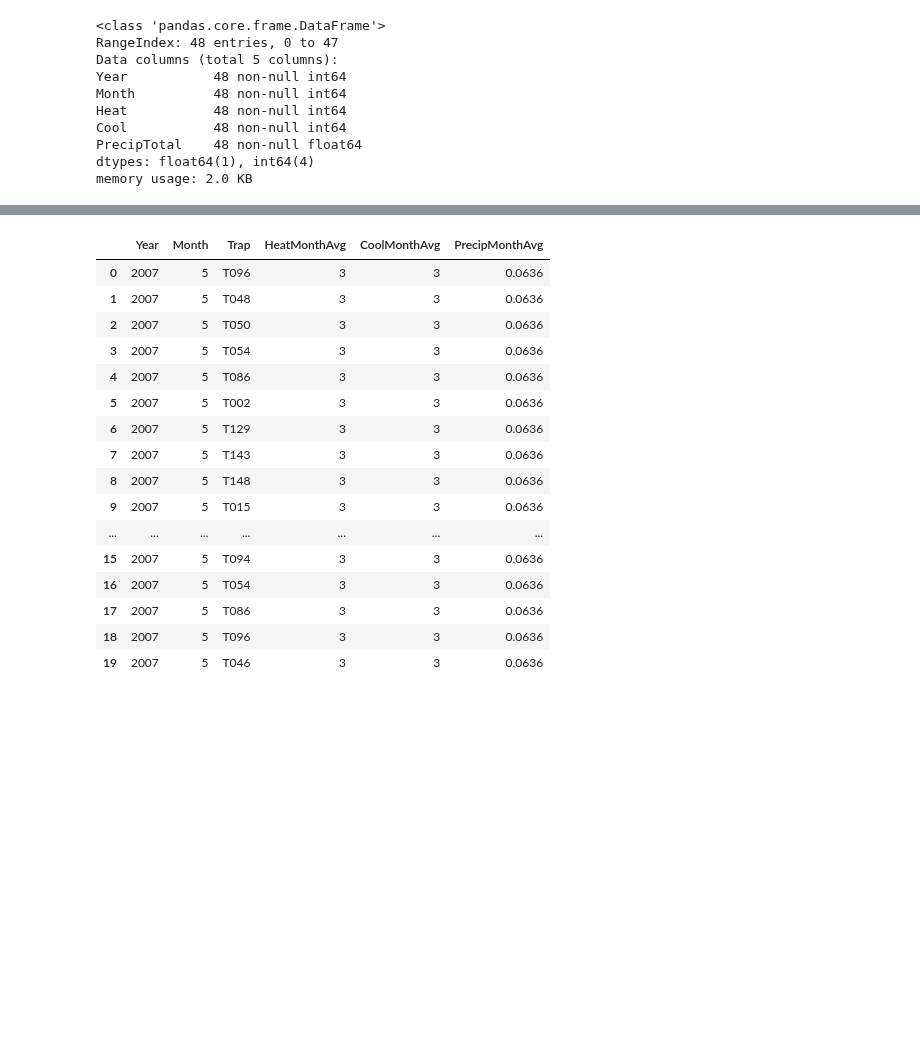
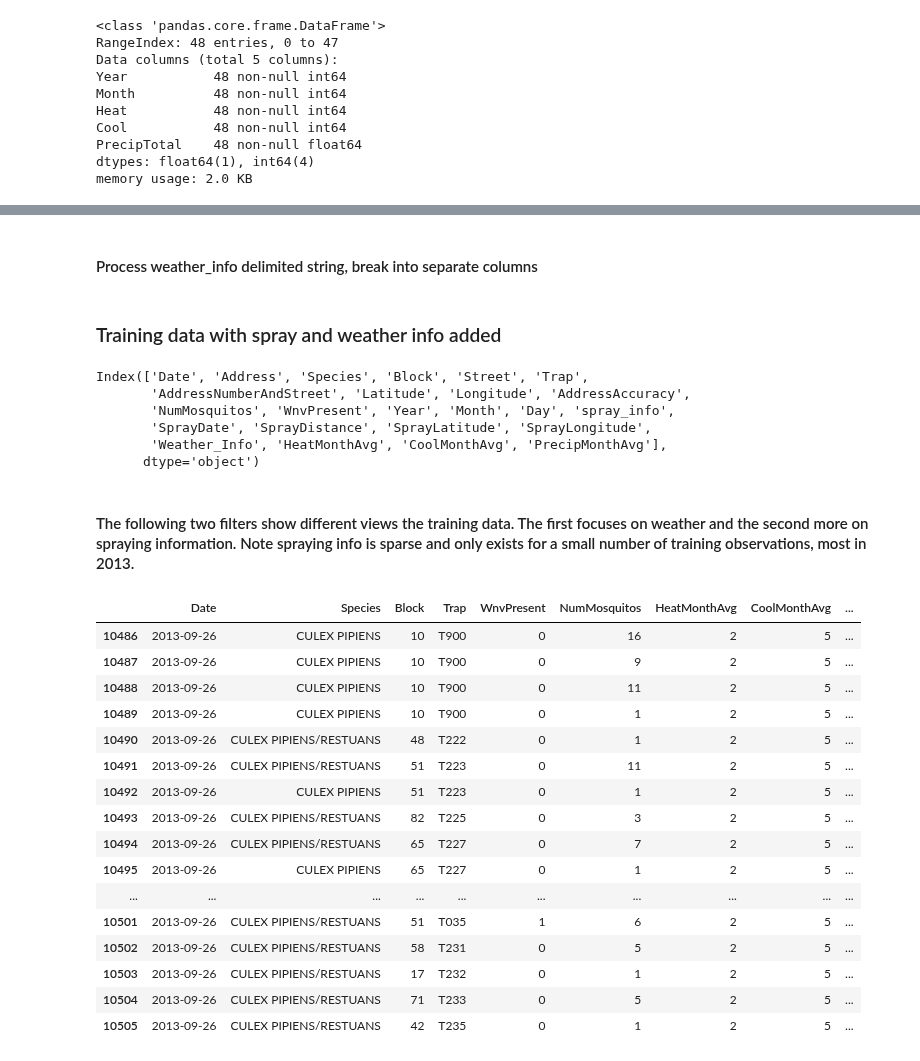
Before and after one commit to reef87/Predicting-West-Nile-Virus-Outbreaks-in-Chicago, a Jupyter notebook: code/project4-k.ipynb, the cells around one changed output, grey strips where cells are left out. Saved outputs shown, nothing was run; the diff lists cells and outputs as text; code cells hidden in the pictures; blank space fills up the shorter version.

Commit message:
Added weather info to training for all observations. Continue to clean and comment

```diff
--- a/code/project4-k.ipynb
+++ b/code/project4-k.ipynb
@@ -471,10 +452,9 @@ df_weather2['Day'] = df_weather2['Date'].apply(lambda x: x.day)
 # %%
 df_weather3 = pd.DataFrame(df_weather2.groupby(['Year', 'Month']).agg({'Heat': 'mean', 'Cool': 'mean', 'PrecipTotal': 'mean'})).reset_index()
 print(df_weather3.shape)
-df_weather3['Heat'] = round(df_weather3['Heat'])
-df_weather3['Cool'] = round(df_weather3['Cool'])
-df_weather3['Heat'] = df_weather3['Heat'].astype('int')
-df_weather3['Cool'] = df_weather3['Cool'].astype('int')
-df_weather3.sort_values(['PrecipTotal'], ascending=False)
+
+# convert back to integers
+df_weather3['Heat'] = round(df_weather3['Heat']).astype('int')
+df_weather3['Cool'] = round(df_weather3['Cool']).astype('int')
 # %% [output]
 (48, 5)
@@ -558,10 +493,10 @@ df_weather3.sort_values('Heat', ascending=False).head()
 The three values in the delimited string will ultimately need to be in separate columns**
 # %%
 def add_weather_data(row):
-    df3 = df_weather3[(df_weather3['Year'] == row['Year']) & (df_weather3['Month'] == row['Month'])]
-    precip = str(round(df3['PrecipTotal'].values[0], 4))
-    heat = str(df3['Heat'].values[0])
-    cool = str(df3['Cool'].values[0])
+    df = df_weather3[(df_weather3['Year'] == row['Year']) & (df_weather3['Month'] == row['Month'])]
+    precip = str(round(df['PrecipTotal'].values[0], 4))
+    heat = str(df['Heat'].values[0])
+    cool = str(df['Cool'].values[0])
     return '|'.join([heat, cool, precip])
 # %%
-df_train['Weather_Info'] = df_train.apply(lambda x: add_weather_data(x), axis=1 )
+train['Weather_Info'] = train.apply(lambda x: add_weather_data(x), axis=1 )
@@ -588 +519,3 @@ df_train[['Year', 'Month', 'Trap','Weather_Info']].head(20)
+# %% [markdown]
+#### Process weather_info delimited string, break into separate columns
 # %%
@@ -602,23 +534,39 @@ df_train['HeatMonthAvg'] = df_train['Weather_Info'].apply(get_heat)
 # %%
-df_train['CoolMonthAvg'] = df_train['Weather_Info'].apply(get_cool)
-df_train['PrecipMonthAvg'] = df_train['Weather_Info'].apply(get_precip)
+train['HeatMonthAvg'] = train['Weather_Info'].apply(get_heat)
+train['CoolMonthAvg'] = train['Weather_Info'].apply(get_cool)
+train['PrecipMonthAvg'] = train['Weather_Info'].apply(get_precip)
+# %% [markdown]
+### Training data with spray and weather info added
+# %%
+train.columns
+# %% [output]
+Index(['Date', 'Address', 'Species', 'Block', 'Street', 'Trap',
+       'AddressNumberAndStreet', 'Latitude', 'Longitude', 'AddressAccuracy',
+       'NumMosquitos', 'WnvPresent', 'Year', 'Month', 'Day', 'spray_info',
+       'SprayDate', 'SprayDistance', 'SprayLatitude', 'SprayLongitude',
+       'Weather_Info', 'HeatMonthAvg', 'CoolMonthAvg', 'PrecipMonthAvg'],
+      dtype='object')
+# %% [markdown]
+#### The following two filters show different views the training data. The first focuses on weather and the second more on spraying information.  Note spraying info is sparse and only exists for a small number of training observations, most in 2013.
 # %%
-df_train[['Year', 'Month', 'Trap','HeatMonthAvg','CoolMonthAvg','PrecipMonthAvg']].head(20)
+train[['Date','Species','Block','Trap',
+       'WnvPresent','NumMosquitos','HeatMonthAvg',
+       'CoolMonthAvg','PrecipMonthAvg', 'SprayDate']].tail(20)
 # %% [output]
-|  | Year | Month | Trap | HeatMonthAvg | CoolMonthAvg | PrecipMonthAvg |
-| 0 | 2007 | 5 | T096 | 3 | 3 | 0.0636 |
-| 1 | 2007 | 5 | T048 | 3 | 3 | 0.0636 |
-| 2 | 2007 | 5 | T050 | 3 | 3 | 0.0636 |
-| 3 | 2007 | 5 | T054 | 3 | 3 | 0.0636 |
-| 4 | 2007 | 5 | T086 | 3 | 3 | 0.0636 |
-| 5 | 2007 | 5 | T002 | 3 | 3 | 0.0636 |
-| 6 | 2007 | 5 | T129 | 3 | 3 | 0.0636 |
-| 7 | 2007 | 5 | T143 | 3 | 3 | 0.0636 |
-| 8 | 2007 | 5 | T148 | 3 | 3 | 0.0636 |
-| 9 | 2007 | 5 | T015 | 3 | 3 | 0.0636 |
-| ... | ... | ... | ... | ... | ... | ... |
-| 15 | 2007 | 5 | T094 | 3 | 3 | 0.0636 |
-| 16 | 2007 | 5 | T054 | 3 | 3 | 0.0636 |
-| 17 | 2007 | 5 | T086 | 3 | 3 | 0.0636 |
-| 18 | 2007 | 5 | T096 | 3 | 3 | 0.0636 |
-| 19 | 2007 | 5 | T046 | 3 | 3 | 0.0636 |
+|  | Date | Species | Block | Trap | WnvPresent | NumMosquitos | HeatMonthAvg | CoolMonthAvg | ... |
+| 10486 | 2013-09-26 | CULEX PIPIENS | 10 | T900 | 0 | 16 | 2 | 5 | ... |
+| 10487 | 2013-09-26 | CULEX PIPIENS | 10 | T900 | 0 | 9 | 2 | 5 | ... |
+| 10488 | 2013-09-26 | CULEX PIPIENS | 10 | T900 | 0 | 11 | 2 | 5 | ... |
+| 10489 | 2013-09-26 | CULEX PIPIENS | 10 | T900 | 0 | 1 | 2 | 5 | ... |
+| 10490 | 2013-09-26 | CULEX PIPIENS/RESTUANS | 48 | T222 | 0 | 1 | 2 | 5 | ... |
+| 10491 | 2013-09-26 | CULEX PIPIENS/RESTUANS | 51 | T223 | 0 | 11 | 2 | 5 | ... |
+| 10492 | 2013-09-26 | CULEX PIPIENS | 51 | T223 | 0 | 1 | 2 | 5 | ... |
+| 10493 | 2013-09-26 | CULEX PIPIENS/RESTUANS | 82 | T225 | 0 | 3 | 2 | 5 | ... |
+| 10494 | 2013-09-26 | CULEX PIPIENS/RESTUANS | 65 | T227 | 0 | 7 | 2 | 5 | ... |
+| 10495 | 2013-09-26 | CULEX PIPIENS | 65 | T227 | 0 | 1 | 2 | 5 | ... |
+| ... | ... | ... | ... | ... | ... | ... | ... | ... | ... |
+| 10501 | 2013-09-26 | CULEX PIPIENS/RESTUANS | 51 | T035 | 1 | 6 | 2 | 5 | ... |
+| 10502 | 2013-09-26 | CULEX PIPIENS/RESTUANS | 58 | T231 | 0 | 5 | 2 | 5 | ... |
+| 10503 | 2013-09-26 | CULEX PIPIENS/RESTUANS | 17 | T232 | 0 | 1 | 2 | 5 | ... |
+| 10504 | 2013-09-26 | CULEX PIPIENS/RESTUANS | 71 | T233 | 0 | 5 | 2 | 5 | ... |
+| 10505 | 2013-09-26 | CULEX PIPIENS/RESTUANS | 42 | T235 | 0 | 1 | 2 | 5 | ... |
```
Also changed, not shown: parts of 60 cells of this notebook.
